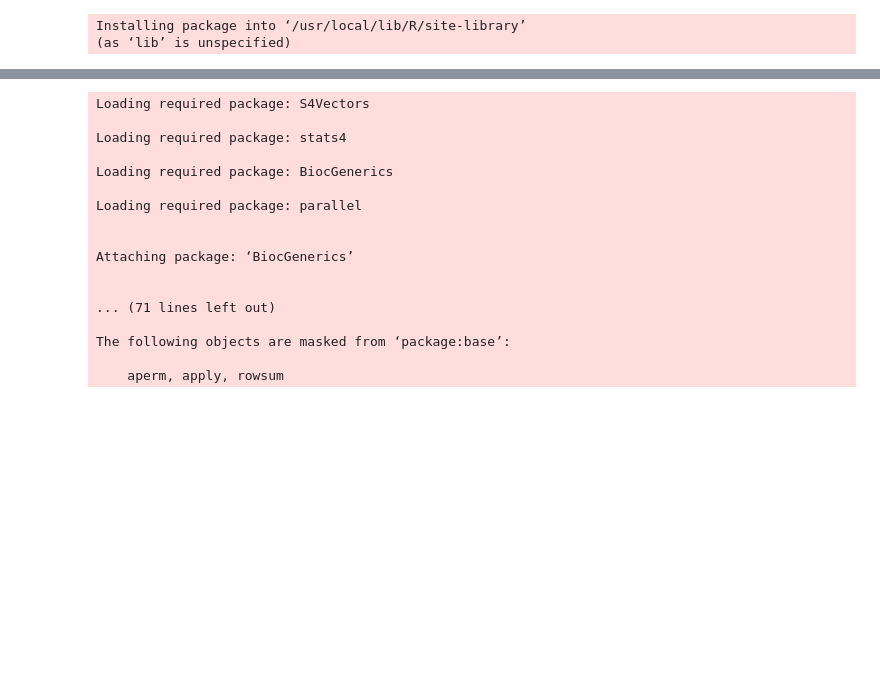
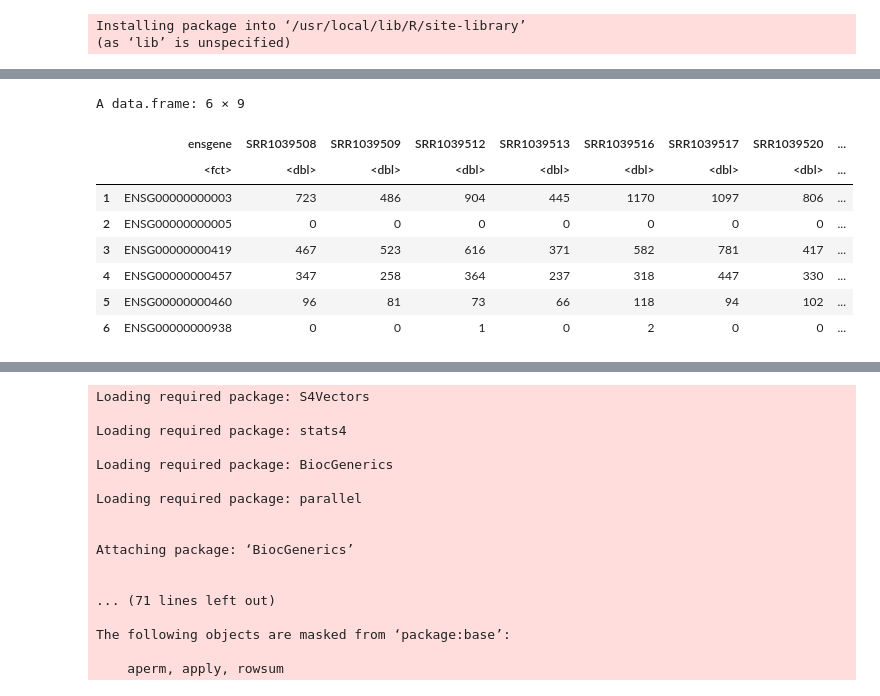
Before and after one commit to Mangul-Lab-USC/RNA-SEQ-Tutorial-PART1, a Jupyter notebook: Deseq2_R.ipynb, the cells around one changed output, grey strips where cells are left out. Drawn from its saved outputs; the diff is of its cells as text; code cells hidden in the pictures; blank space fills up the shorter version.

```diff
--- a/Deseq2_R.ipynb
+++ b/Deseq2_R.ipynb
@@ -87,0 +90,16 @@ Old packages: 'curl', 'dplyr', 'farver', 'ggplot2', 'haven', 'processx', 'rex',
+# %%
+countsName <- "https://bioconnector.github.io/workshops/data/airway_scaledcounts.csv"
+download.file(countsName, destfile = "airway_scaledcounts.csv", method = "auto")
+
+countData <- read.csv('airway_scaledcounts.csv', header = TRUE, sep = ",")
+head(countData)
+# %% [output]
+A data.frame: 6 × 9
+|  | ensgene | SRR1039508 | SRR1039509 | SRR1039512 | SRR1039513 | SRR1039516 | SRR1039517 | SRR1039520 | ... |
+|  | <fct> | <dbl> | <dbl> | <dbl> | <dbl> | <dbl> | <dbl> | <dbl> | ... |
+| 1 | ENSG00000000003 | 723 | 486 | 904 | 445 | 1170 | 1097 | 806 | ... |
+| 2 | ENSG00000000005 | 0 | 0 | 0 | 0 | 0 | 0 | 0 | ... |
+| 3 | ENSG00000000419 | 467 | 523 | 616 | 371 | 582 | 781 | 417 | ... |
+| 4 | ENSG00000000457 | 347 | 258 | 364 | 237 | 318 | 447 | 330 | ... |
+| 5 | ENSG00000000460 | 96 | 81 | 73 | 66 | 118 | 94 | 102 | ... |
+| 6 | ENSG00000000938 | 0 | 0 | 1 | 0 | 2 | 0 | 0 | ... |
```
Also changed, not shown: parts of 47 cells of this notebook, 8 other files.
